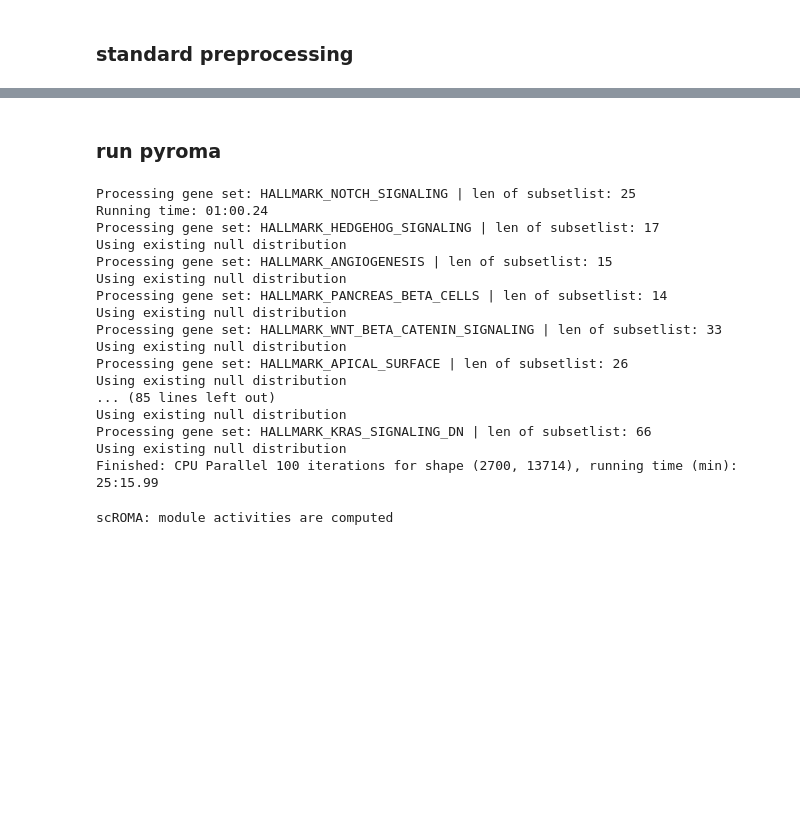
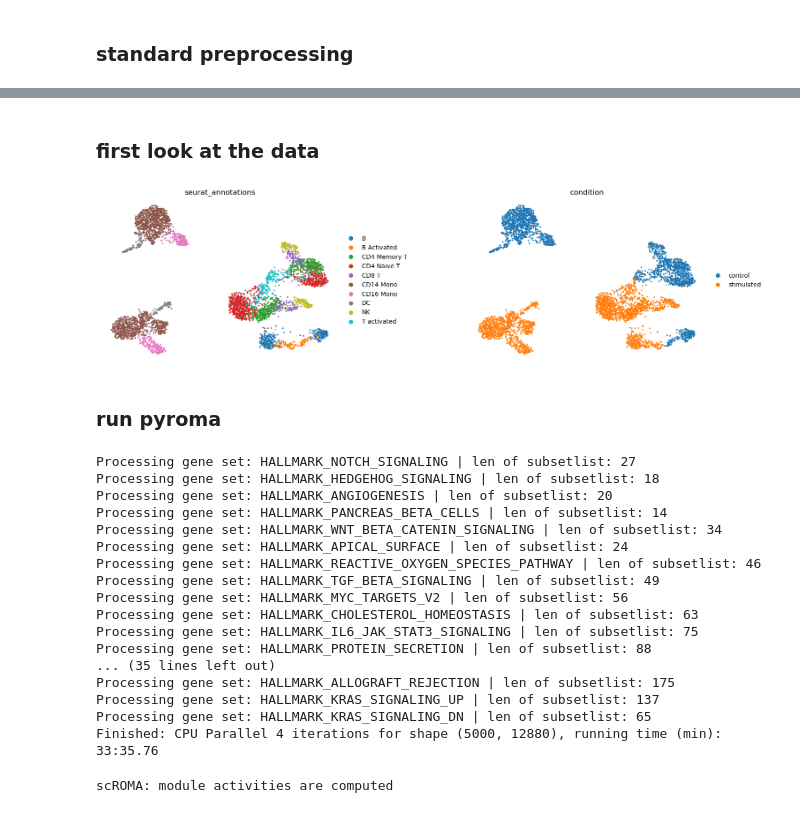
Before and after one commit to altyn-bulmers/pyroma, a Jupyter notebook: docs/source/tutorials/advanced_usage.ipynb, the cells around one changed output, grey strips where cells are left out. Drawn from its saved outputs; the diff is of its cells as text; code cells hidden in the pictures; blank space fills up the shorter version.

```diff
--- a/docs/source/tutorials/advanced_usage.ipynb
+++ b/docs/source/tutorials/advanced_usage.ipynb
@@ -53 +55,3 @@ AnnData object with n_obs × n_vars = 2700 × 13714
     uns: 'log1p'
+# %% [markdown]
+### first look at the data
@@ -54,45 +62,58 @@ AnnData object with n_obs × n_vars = 2700 × 13714
+# %%
+# seurat_annotations contain cell type information
+# condition - is the IFNb stimulation category
+
+sc.pl.umap(adata, color=['seurat_annotations', 'condition'],
+           ncols=2,
+           frameon=False,
+           wspace=0.4)
+# %% [output]
+[figure, added]
 # %% [markdown]
 ### run pyroma
 # %%
 import time
 
 genesets_dir = "genesets"
+output_dir = "/home/az/Projects/01_Curie/05_pyROMA/tutorial-test/02_pbmc_ifnb_sample/"
+sample_name = "kang_sample_all"
 roma.gmt =os.path.join(genesets_dir, "h.all.v2023.1.Hs.symbols.gmt")
 
 roma.adata = adata
 roma.pc_sign_mode = 'UseMeanExpressionAllWeights'
-pathways_to_check = 'all' #['HALLMARK_NOTCH_SIGNALING', 'HALLMARK_PANCREAS_BETA_CELLS', 'HALLMARK_TGF_BETA_SIGNALING' ]
+pathways_to_check = 'all'
 
-iters = 100
+iters = 4
 
 start = time.time()
 roma.compute(pathways_to_check,
              parallel=True,
              loocv_on=True,
-            iters=iters,
+             iters=iters,
             )
+
 end = time.time()
 
 minutes, seconds = divmod(end - start, 60)
 print(f"CPU Parallel {iters} iterations for shape {adata.shape}, running time (min): " + "{:0>2}:{:05.2f}".format(int(minutes),seconds))
 # %% [output]
-Processing gene set: HALLMARK_NOTCH_SIGNALING | len of subsetlist: 25
-Running time: 01:00.24
-Processing gene set: HALLMARK_HEDGEHOG_SIGNALING | len of subsetlist: 17
-Using existing null distribution
-Processing gene set: HALLMARK_ANGIOGENESIS | len of subsetlist: 15
-Using existing null distribution
+Processing gene set: HALLMARK_NOTCH_SIGNALING | len of subsetlist: 27
+Processing gene set: HALLMARK_HEDGEHOG_SIGNALING | len of subsetlist: 18
+Processing gene set: HALLMARK_ANGIOGENESIS | len of subsetlist: 20
 Processing gene set: HALLMARK_PANCREAS_BETA_CELLS | len of subsetlist: 14
-Using existing null distribution
-Processing gene set: HALLMARK_WNT_BETA_CATENIN_SIGNALING | len of subsetlist: 33
-Using existing null distribution
-Processing gene set: HALLMARK_APICAL_SURFACE | len of subsetlist: 26
-Using existing null distribution
-... (85 lines left out)
-Using existing null distribution
-Processing gene set: HALLMARK_KRAS_SIGNALING_DN | len of subsetlist: 66
-Using existing null distribution
-Finished: CPU Parallel 100 iterations for shape (2700, 13714), running time (min): 25:15.99
+Processing gene set: HALLMARK_WNT_BETA_CATENIN_SIGNALING | len of subsetlist: 34
+Processing gene set: HALLMARK_APICAL_SURFACE | len of subsetlist: 24
+Processing gene set: HALLMARK_REACTIVE_OXYGEN_SPECIES_PATHWAY | len of subsetlist: 46
+Processing gene set: HALLMARK_TGF_BETA_SIGNALING | len of subsetlist: 49
+Processing gene set: HALLMARK_MYC_TARGETS_V2 | len of subsetlist: 56
+Processing gene set: HALLMARK_CHOLESTEROL_HOMEOSTASIS | len of subsetlist: 63
+Processing gene set: HALLMARK_IL6_JAK_STAT3_SIGNALING | len of subsetlist: 75
+Processing gene set: HALLMARK_PROTEIN_SECRETION | len of subsetlist: 88
+... (35 lines left out)
+Processing gene set: HALLMARK_ALLOGRAFT_REJECTION | len of subsetlist: 175
+Processing gene set: HALLMARK_KRAS_SIGNALING_UP | len of subsetlist: 137
+Processing gene set: HALLMARK_KRAS_SIGNALING_DN | len of subsetlist: 65
+Finished: CPU Parallel 4 iterations for shape (5000, 12880), running time (min): 33:35.76
 # %%
 roma
 # %% [output]
```
Also changed, not shown: parts of 22 cells of this notebook, 9 other files.
